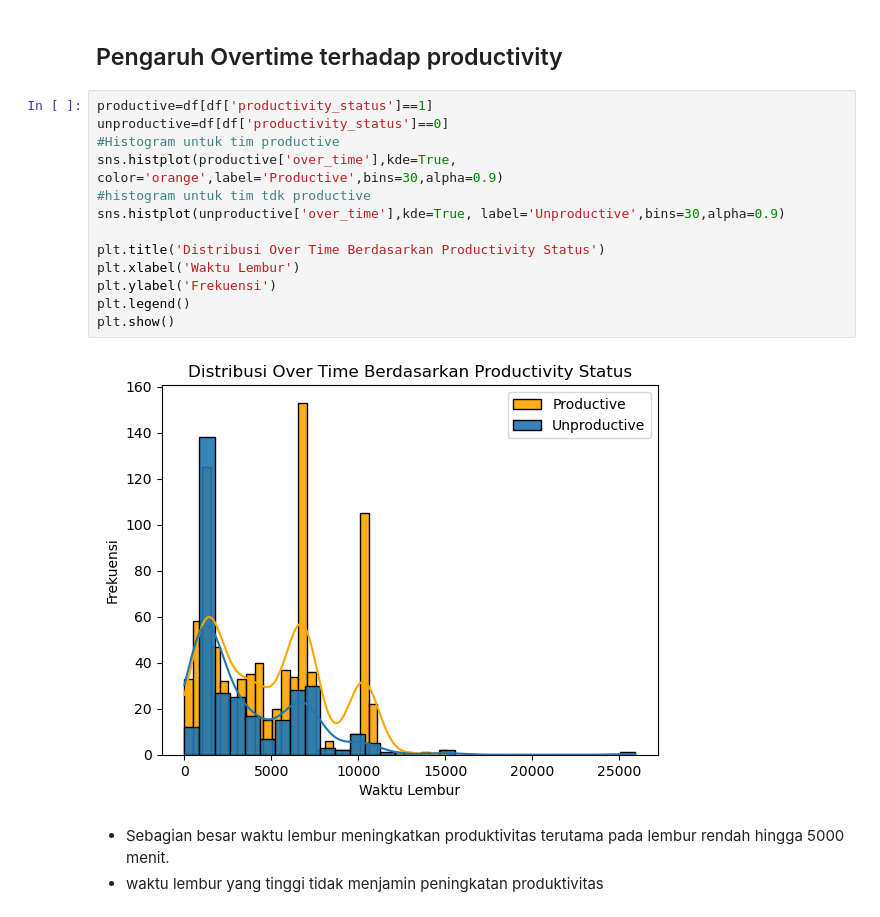
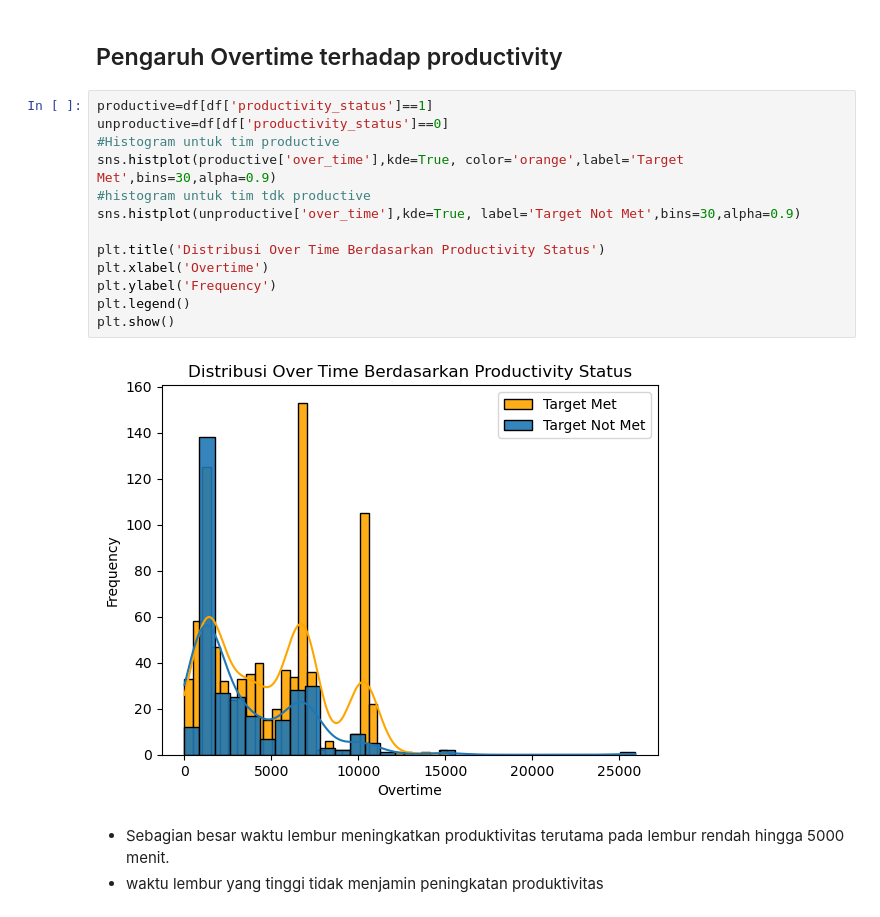
Before and after one commit to tiyasanin1/garment-productivity-analysis, a Jupyter notebook: notebook/code.ipynb, the cells around one changed output. Drawn from its saved outputs; the diff is of its cells as text.

```diff
--- a/notebook/code.ipynb
+++ b/notebook/code.ipynb
@@ -239,18 +250,18 @@ Ada hubungan signifikan antara ukuran tim, overtime, dan status produktivitas.
 # %%
 productive=df[df['productivity_status']==1]
 unproductive=df[df['productivity_status']==0]
 #Histogram untuk tim productive
-sns.histplot(productive['over_time'],kde=True, color='orange',label='Productive',bins=30,alpha=0.9)
+sns.histplot(productive['over_time'],kde=True, color='orange',label='Target Met',bins=30,alpha=0.9)
 #histogram untuk tim tdk productive
-sns.histplot(unproductive['over_time'],kde=True, label='Unproductive',bins=30,alpha=0.9)
+sns.histplot(unproductive['over_time'],kde=True, label='Target Not Met',bins=30,alpha=0.9)
 
 plt.title('Distribusi Over Time Berdasarkan Productivity Status')
-plt.xlabel('Waktu Lembur')
-plt.ylabel('Frekuensi')
+plt.xlabel('Overtime')
+plt.ylabel('Frequency')
 plt.legend()
 plt.show()
 # %% [output]
-[figure, old version]
+[figure, new version]
 # %% [markdown]
 - Sebagian besar waktu lembur meningkatkan produktivitas terutama pada lembur rendah hingga 5000 menit.
 - waktu lembur yang tinggi tidak menjamin peningkatan produktivitas
```
Also changed, not shown: parts of 9 cells of this notebook.
